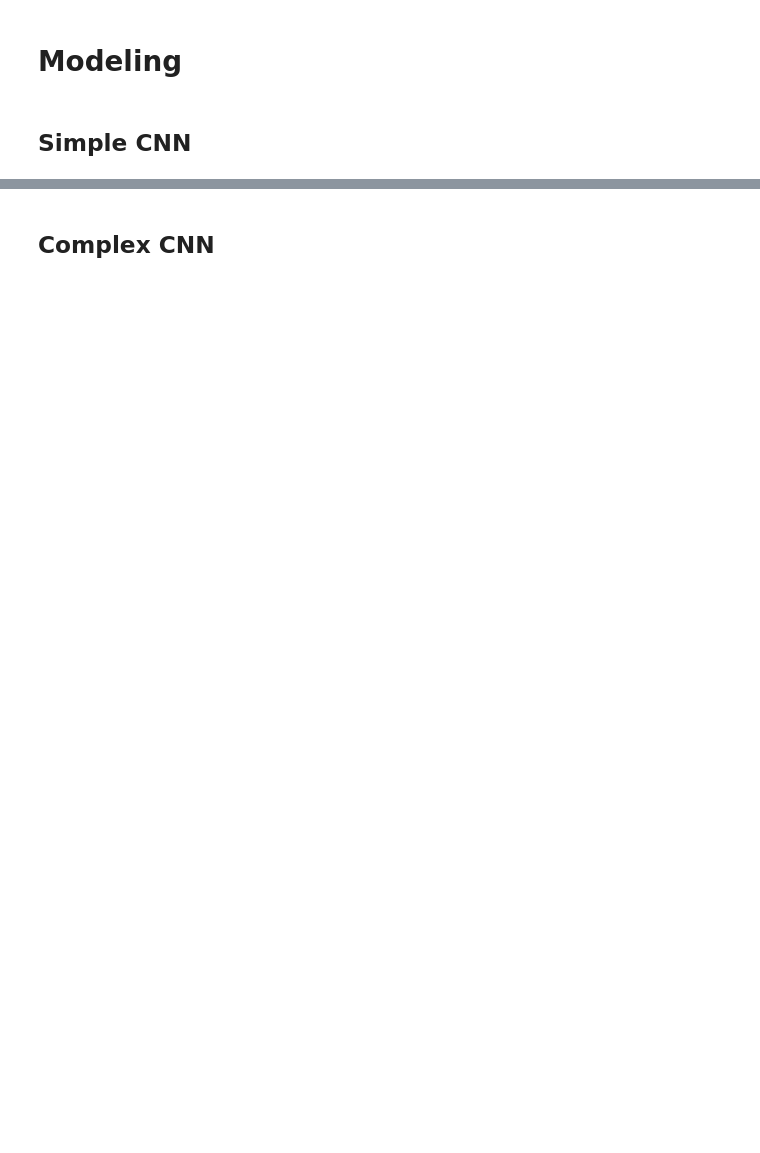
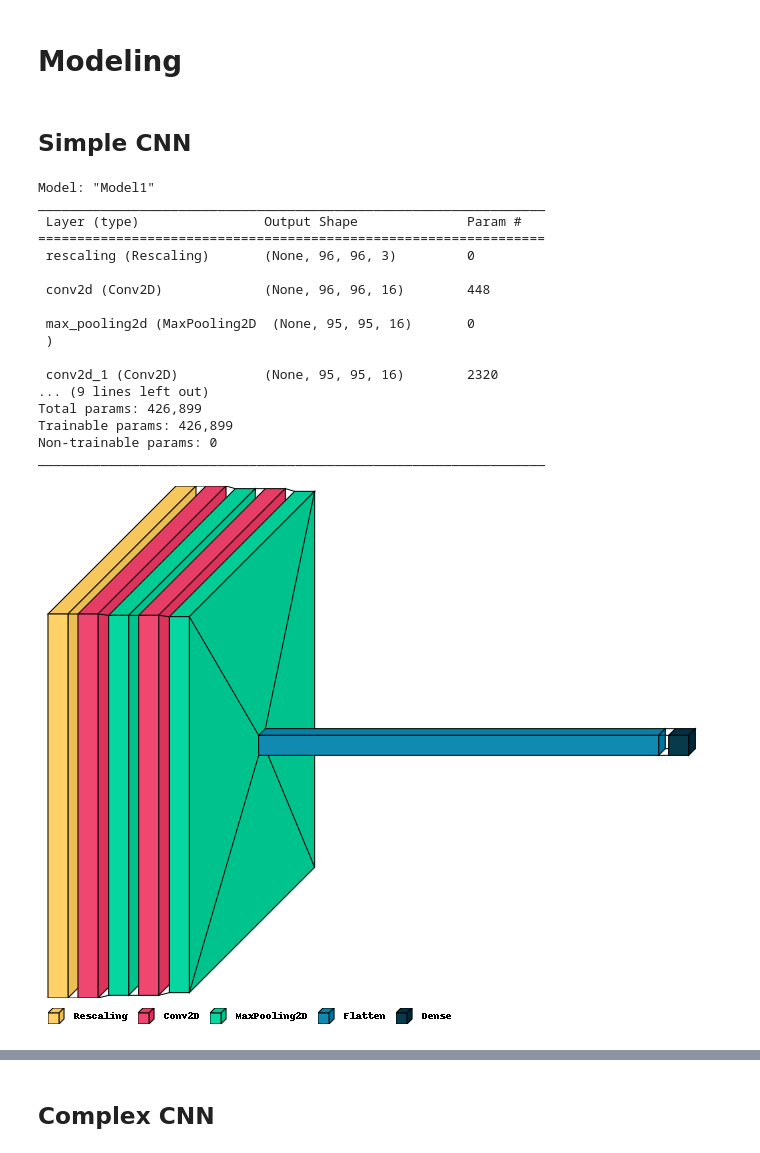
Before and after one commit to IndiaTJohnson/CNNs-and-Computer-Vision, a Jupyter notebook: Image Classification.ipynb, the cells around one changed output, grey strips where cells are left out. Drawn from its saved outputs; the diff is of its cells as text; code cells hidden in the pictures; blank space fills up the shorter version.

```diff
--- a/Image Classification.ipynb
+++ b/Image Classification.ipynb
@@ -494,3 +436,56 @@ history = model2.fit(
 # Modeling
 # %% [markdown]
 ## Simple CNN
+# %%
+def build_model1():
+
+    model = models.Sequential(name="Model1")
+    # Using rescaling layer to scale pixel values
+    model.add(layers.Rescaling(1./255, input_shape=input_shape))
+
+    # Convolutional layer #1
+    model.add( layers.Conv2D(filters=16,  kernel_size=3, padding='same') )
+    # Pooling layer #1
+    model.add( layers.MaxPooling2D(pool_size=2, strides=1))
+
+    # Convolutional layer #2
+    model.add( layers.Conv2D(filters=16, kernel_size=3, padding='same'))
+    # Pooling layer #2
+    model.add(layers.MaxPooling2D(pool_size=2, strides=1))
+
+    # Flattening layer
+    model.add(layers.Flatten())
+    # # Output layer
+    model.add(
+        layers.Dense(len(class_names), activation="softmax")
+    )
+
+    model.compile(optimizer='adam',
+                  loss=tf.keras.losses.BinaryCrossentropy(),
+                  metrics=['accuracy'])
+
+    model.summary()
+    return model
+# %%
+# Build model and visualize
+model1 = build_model1()
+vk.layered_view(model1, legend=True)
+# %% [output]
+Model: "Model1"
+_________________________________________________________________
+ Layer (type)                Output Shape              Param #
+=================================================================
+ rescaling (Rescaling)       (None, 96, 96, 3)         0
+
+ conv2d (Conv2D)             (None, 96, 96, 16)        448
+
+ max_pooling2d (MaxPooling2D  (None, 95, 95, 16)       0
+ )
+
+ conv2d_1 (Conv2D)           (None, 95, 95, 16)        2320
+... (9 lines left out)
+Total params: 426,899
+Trainable params: 426,899
+Non-trainable params: 0
+_________________________________________________________________
+[figure, added]
```
Also changed, not shown: parts of 47 cells of this notebook, 1 other file.
